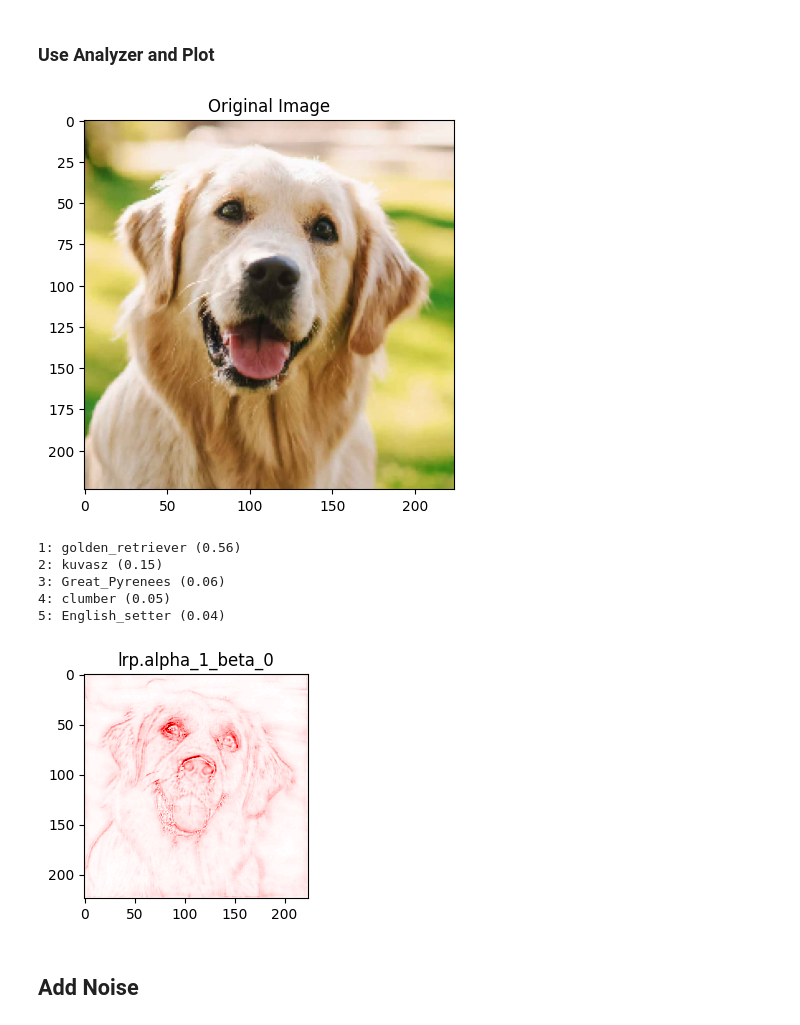
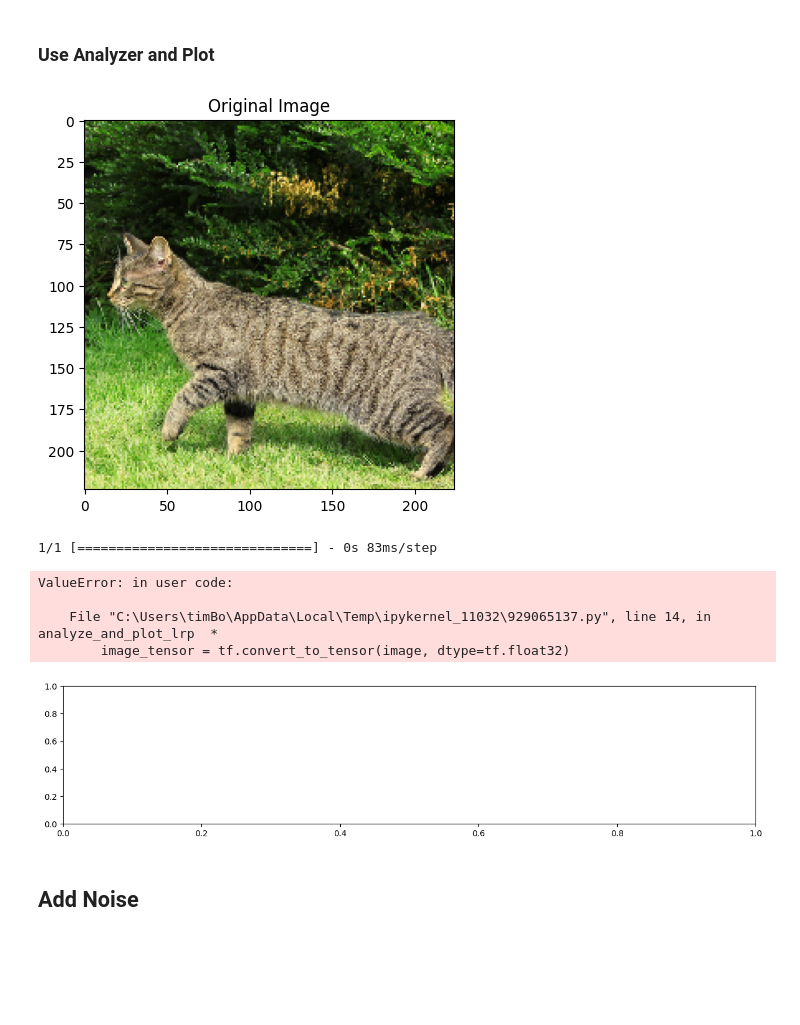
Before and after one commit to DevTimBo/DEEPL-Project, a Jupyter notebook: LRP/VGG16.ipynb, the cells around one changed output. Drawn from its saved outputs; the diff is of its cells as text; code cells hidden in the pictures; blank space fills up the shorter version.

```diff
--- a/LRP/VGG16.ipynb
+++ b/LRP/VGG16.ipynb
@@ -23,7 +22,7 @@ import matplotlib.pyplot as plt
 # %% [markdown]
 ### Load Image
 # %%
-image_path = "data/goldern-retriever-face.png"
+image_path = "data/tabby-cat.png"
 image = cv2.imread(image_path)
 
 resized_image = cv2.resize(image, [224,224])
@@ -46,21 +45,29 @@ def predictions_model(image, model):
 rule_list = ["lrp.alpha_1_beta_0"]
 num_rules = len(rule_list)
 
-def analyze_image_lrp(image, model):
+@tf.function
+def analyze_and_plot_lrp(image, model):
+    model = innvestigate.model_wo_softmax(model)
+
     fig, axes = plt.subplots(1, num_rules, figsize=(15, 3))
-    model = innvestigate.model_wo_softmax(model)
+
     for i, rule in enumerate(rule_list):
-
         analyzer = innvestigate.create_analyzer(rule, model)
 
-        image_processed = preprocess(np.array(image)[None])
+        # Convert numpy array to a TensorFlow tensor
+        image_tensor = tf.convert_to_tensor(image, dtype=tf.float32)
+
+        # Preprocess the image using TensorFlow operations
+        image_processed = preprocess(tf.expand_dims(image_tensor, axis=0))
 
         a = analyzer.analyze(image_processed)
 
-        a = a.sum(axis=np.argmax(np.asarray(a.shape) == 3))
-        a /= np.max(np.abs(a))
+        # Sum along the axis with size 3
+        a = tf.reduce_sum(a, axis=tf.argmax(tf.shape(a) == 3))
+        a /= tf.reduce_max(tf.abs(a))
+
         ax = axes[i] if num_rules > 1 else axes
-        ax.imshow(a[0], cmap="seismic", clim=(-1, 1))
+        ax.imshow(a.numpy()[0], cmap="seismic", clim=(-1, 1))
         ax.set_title(rule)
 
     plt.tight_layout()
@@ -77,15 +84,15 @@ def plot_numpy_array(array,title=''):
 # %%
 plot_numpy_array(image,"Original Image")
 predictions_model(image,model)
-analyze_image_lrp(image,model)
+analyze_and_plot_lrp(image,model)
 # %% [output]
-[figure, old version]
+[figure, new version]
-1: golden_retriever (0.56)
-2: kuvasz (0.15)
-3: Great_Pyrenees (0.06)
-4: clumber (0.05)
-5: English_setter (0.04)
+1/1 [==============================] - 0s 83ms/step
+ValueError: in user code:
+
+    File "C:\Users\timBo\AppData\Local\Temp\ipykernel_11032\929065137.py", line 14, in analyze_and_plot_lrp  *
+        image_tensor = tf.convert_to_tensor(image, dtype=tf.float32)
-[figure, old version]
+[figure, new version]
 # %% [markdown]
 ## Add Noise
 # %%
```
Also changed, not shown: parts of 1 cell of this notebook, 7 other files.
